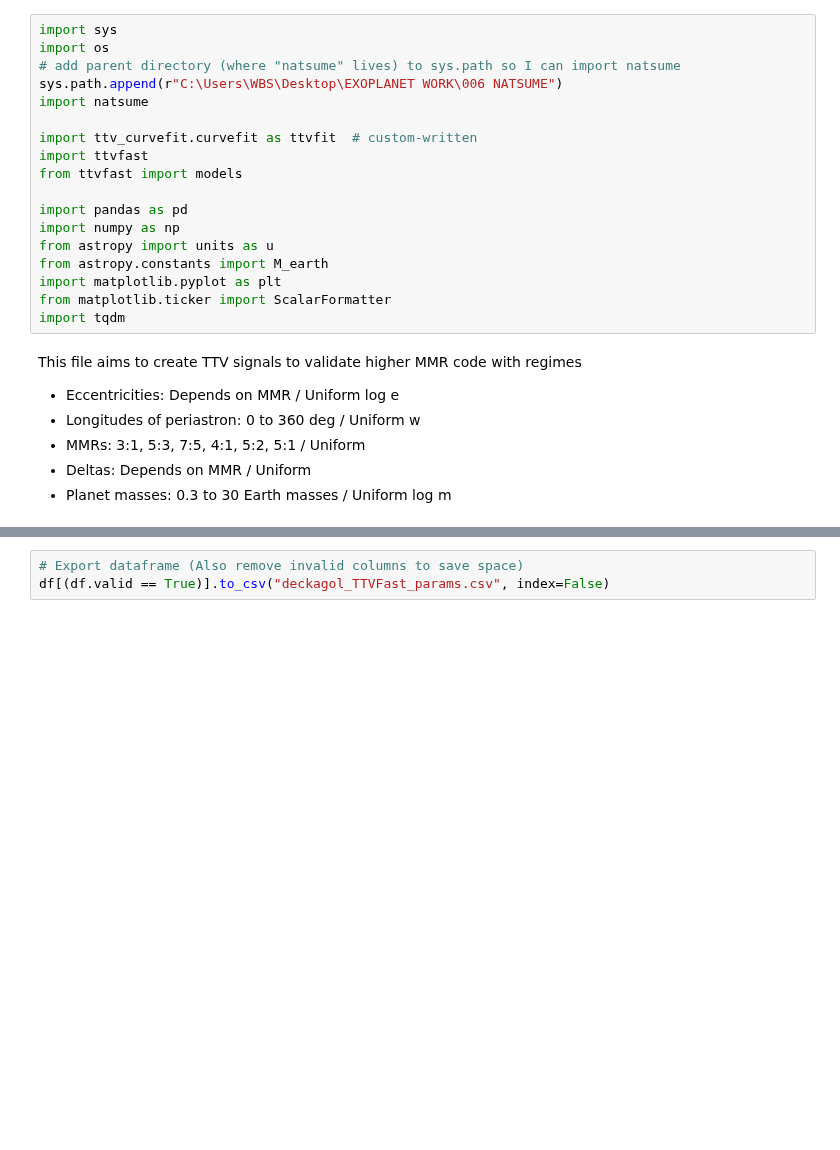
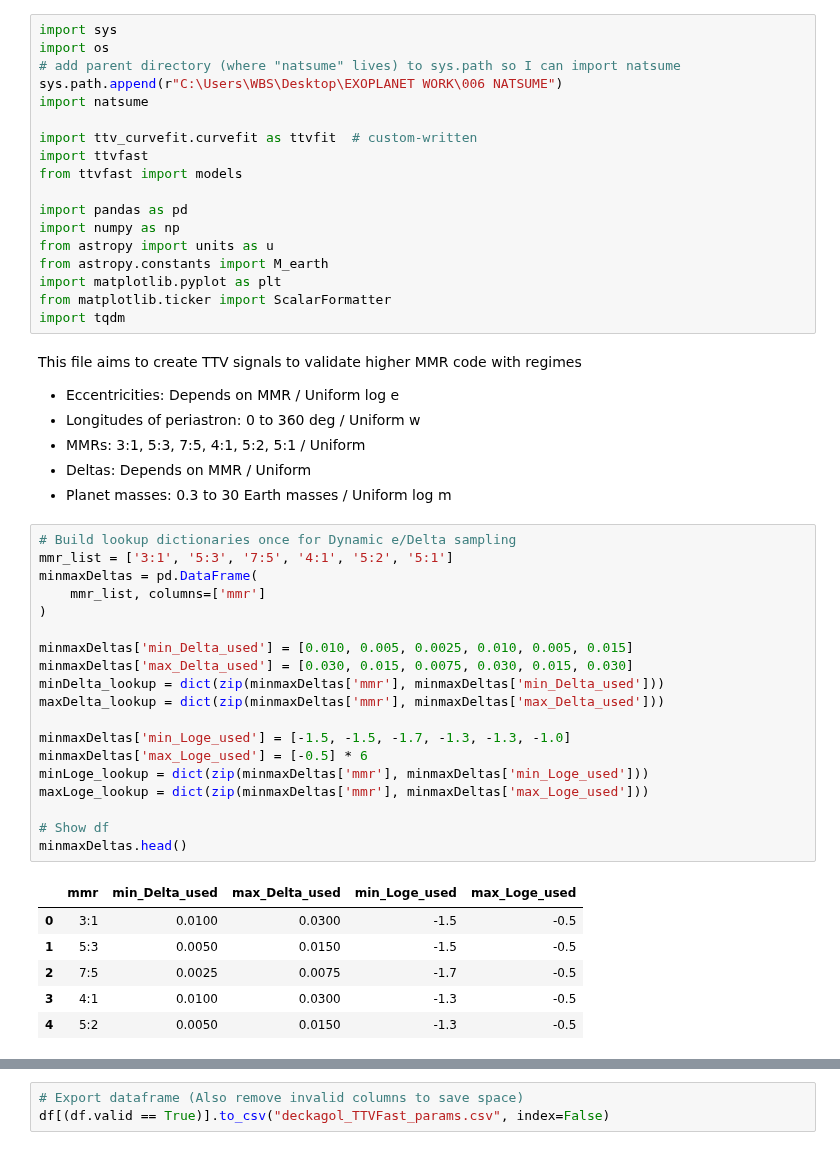
Before and after one commit to chatdanai-s/NATSUME, a Jupyter notebook: validation/2nd_order_TTVFast/create_params_deckagol.ipynb, the cells around one changed output, grey strips where cells are left out. Drawn from its saved outputs; the diff is of its cells as text; blank space fills up the shorter version.

```diff
--- a/validation/2nd_order_TTVFast/create_params_deckagol.ipynb
+++ b/validation/2nd_order_TTVFast/create_params_deckagol.ipynb
@@ -23,3 +23,29 @@ This file aims to create TTV signals to validate higher MMR code with regimes
 - MMRs: 3:1, 5:3, 7:5, 4:1, 5:2, 5:1 / Uniform
 - Deltas: Depends on MMR / Uniform
 - Planet masses: 0.3 to 30 Earth masses / Uniform log m
+# %%
+# Build lookup dictionaries once for Dynamic e/Delta sampling
+mmr_list = ['3:1', '5:3', '7:5', '4:1', '5:2', '5:1']
+minmaxDeltas = pd.DataFrame(
+    mmr_list, columns=['mmr']
+)
+
+minmaxDeltas['min_Delta_used'] = [0.010, 0.005, 0.0025, 0.010, 0.005, 0.015]
+minmaxDeltas['max_Delta_used'] = [0.030, 0.015, 0.0075, 0.030, 0.015, 0.030]
+minDelta_lookup = dict(zip(minmaxDeltas['mmr'], minmaxDeltas['min_Delta_used']))
+maxDelta_lookup = dict(zip(minmaxDeltas['mmr'], minmaxDeltas['max_Delta_used']))
+
+minmaxDeltas['min_Loge_used'] = [-1.5, -1.5, -1.7, -1.3, -1.3, -1.0]
+minmaxDeltas['max_Loge_used'] = [-0.5] * 6
+minLoge_lookup = dict(zip(minmaxDeltas['mmr'], minmaxDeltas['min_Loge_used']))
+maxLoge_lookup = dict(zip(minmaxDeltas['mmr'], minmaxDeltas['max_Loge_used']))
+
+# Show df
+minmaxDeltas.head()
+# %% [output]
+|  | mmr | min_Delta_used | max_Delta_used | min_Loge_used | max_Loge_used |
+| 0 | 3:1 | 0.0100 | 0.0300 | -1.5 | -0.5 |
+| 1 | 5:3 | 0.0050 | 0.0150 | -1.5 | -0.5 |
+| 2 | 7:5 | 0.0025 | 0.0075 | -1.7 | -0.5 |
+| 3 | 4:1 | 0.0100 | 0.0300 | -1.3 | -0.5 |
+| 4 | 5:2 | 0.0050 | 0.0150 | -1.3 | -0.5 |
```
Also changed, not shown: parts of 3 cells of this notebook, 12 other files.
